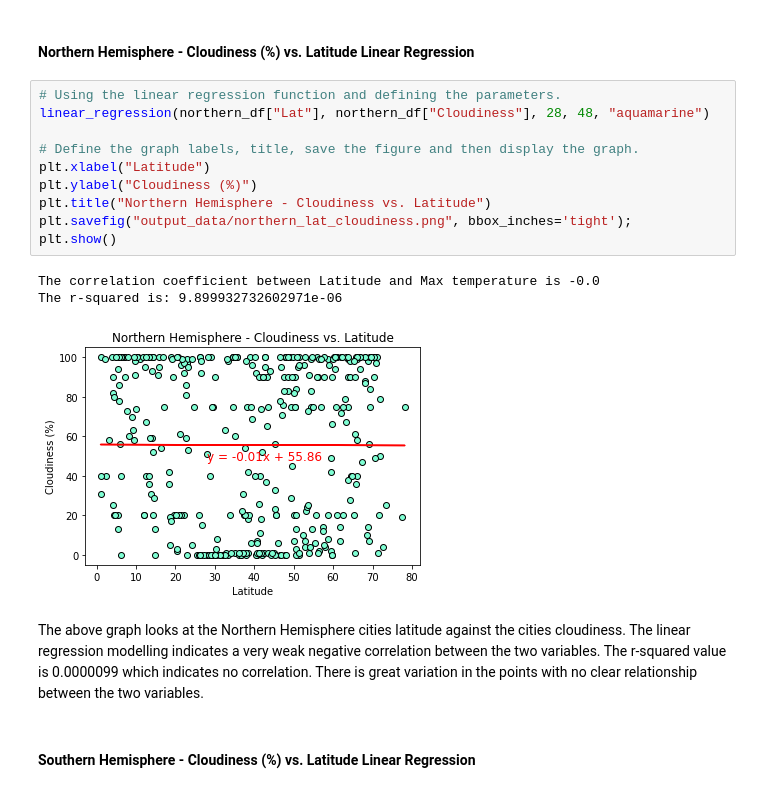
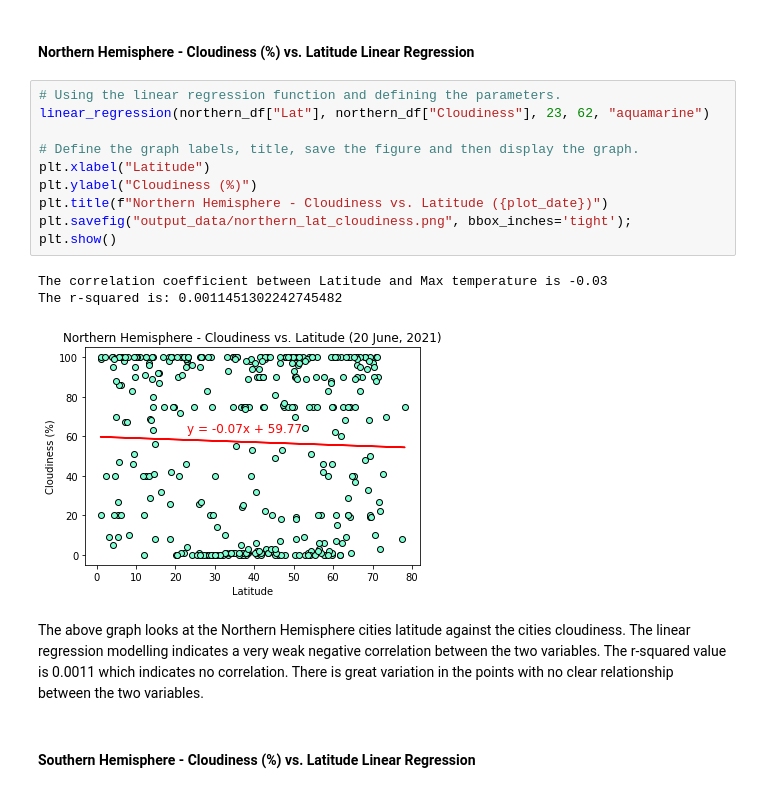
Before and after one commit to LP-116/python-api-challenge, a Jupyter notebook: WeatherPy/WeatherPy.ipynb, the cells around one changed output. Drawn from its saved outputs; the diff is of its cells as text.

```diff
--- a/WeatherPy/WeatherPy.ipynb
+++ b/WeatherPy/WeatherPy.ipynb
@@ -444,20 +456,20 @@ The above graph looks at the Southern Hemisphere cities latitude against the cit
 ####  Northern Hemisphere - Cloudiness (%) vs. Latitude Linear Regression
 # %%
 # Using the linear regression function and defining the parameters.
-linear_regression(northern_df["Lat"], northern_df["Cloudiness"], 28, 48, "aquamarine")
+linear_regression(northern_df["Lat"], northern_df["Cloudiness"], 23, 62, "aquamarine")
 
 # Define the graph labels, title, save the figure and then display the graph.
 plt.xlabel("Latitude")
 plt.ylabel("Cloudiness (%)")
-plt.title("Northern Hemisphere - Cloudiness vs. Latitude")
+plt.title(f"Northern Hemisphere - Cloudiness vs. Latitude ({plot_date})")
 plt.savefig("output_data/northern_lat_cloudiness.png", bbox_inches='tight');
 plt.show()
 # %% [output]
-The correlation coefficient between Latitude and Max temperature is -0.0
-The r-squared is: 9.899932732602971e-06
+The correlation coefficient between Latitude and Max temperature is -0.03
+The r-squared is: 0.0011451302242745482
-[figure, old version]
+[figure, new version]
 # %% [markdown]
-The above graph looks at the Northern Hemisphere cities latitude against the cities cloudiness. The linear regression modelling indicates a very weak negative correlation between the two variables. The r-squared value is 0.0000099 which indicates no correlation. There is great variation in the points with no clear relationship between the two variables.
+The above graph looks at the Northern Hemisphere cities latitude against the cities cloudiness. The linear regression modelling indicates a very weak negative correlation between the two variables. The r-squared value is 0.0011 which indicates no correlation. There is great variation in the points with no clear relationship between the two variables.
 # %% [markdown]
 ####  Southern Hemisphere - Cloudiness (%) vs. Latitude Linear Regression
 # %%
```
Also changed, not shown: parts of 24 cells of this notebook, 13 other files.
